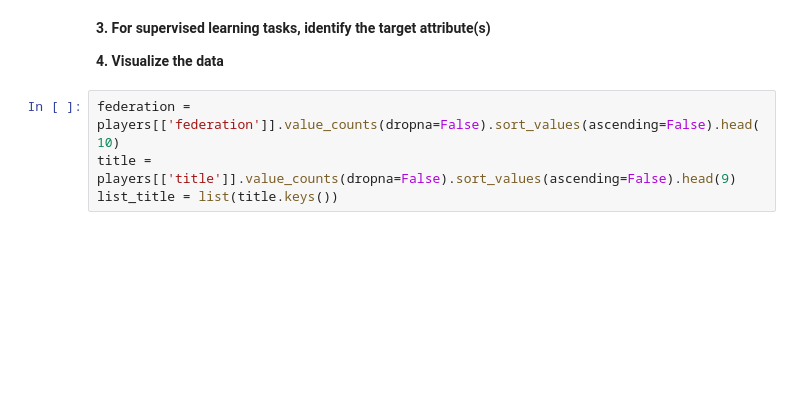
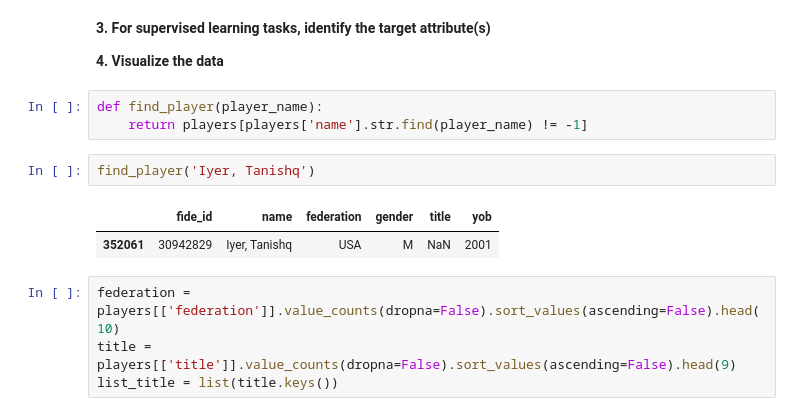
Before and after one commit to marchesem764/MLFinalProject, a Jupyter notebook: FIDE.ipynb, the cells around one changed output. Saved outputs shown, nothing was run; the diff lists cells and outputs as text; blank space fills up the shorter version.

```diff
--- a/FIDE.ipynb
+++ b/FIDE.ipynb
@@ -198,6 +239,14 @@ title_values
 **3. For supervised learning tasks, identify the target attribute(s)**
 
 **4. Visualize the data**
+# %%
+def find_player(player_name):
+    return players[players['name'].str.find(player_name) != -1]
+# %%
+find_player('Iyer, Tanishq')
+# %% [output]
+|  | fide_id | name | federation | gender | title | yob |
+| 352061 | 30942829 | Iyer, Tanishq | USA | M | NaN | 2001 |
 # %%
 federation = players[['federation']].value_counts(dropna=False).sort_values(ascending=False).head(10)
 title = players[['title']].value_counts(dropna=False).sort_values(ascending=False).head(9)
```
Also changed, not shown: parts of 10 cells of this notebook, 2 other files.
